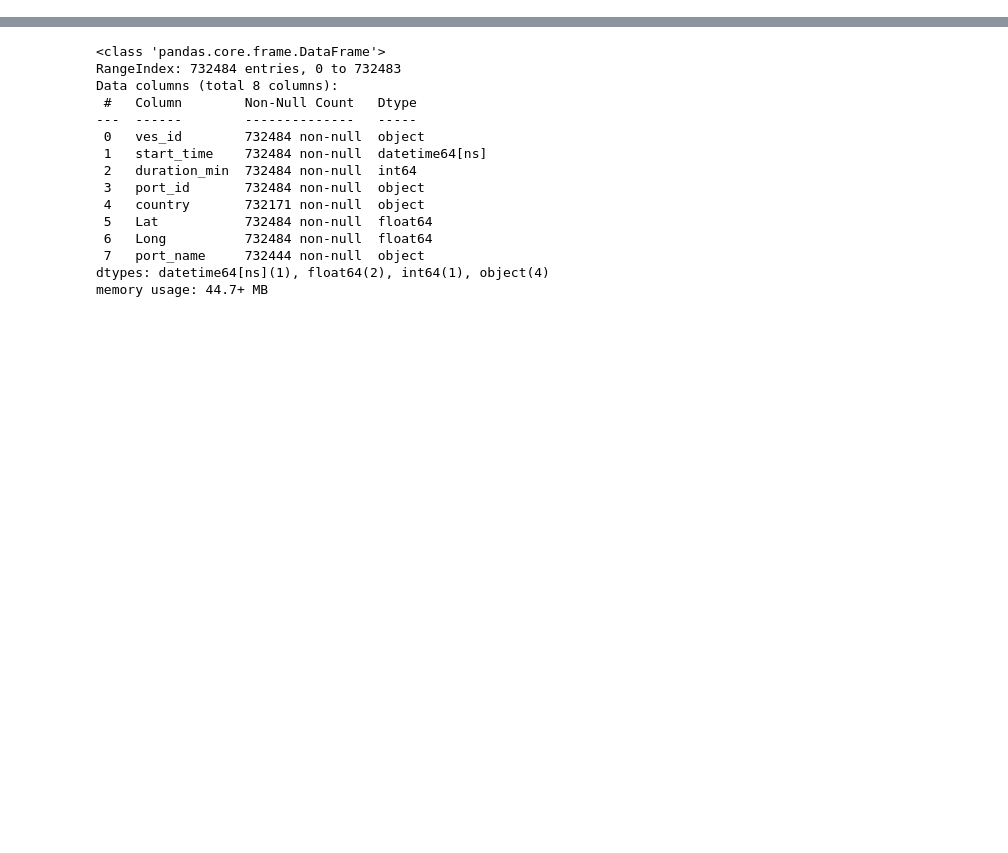
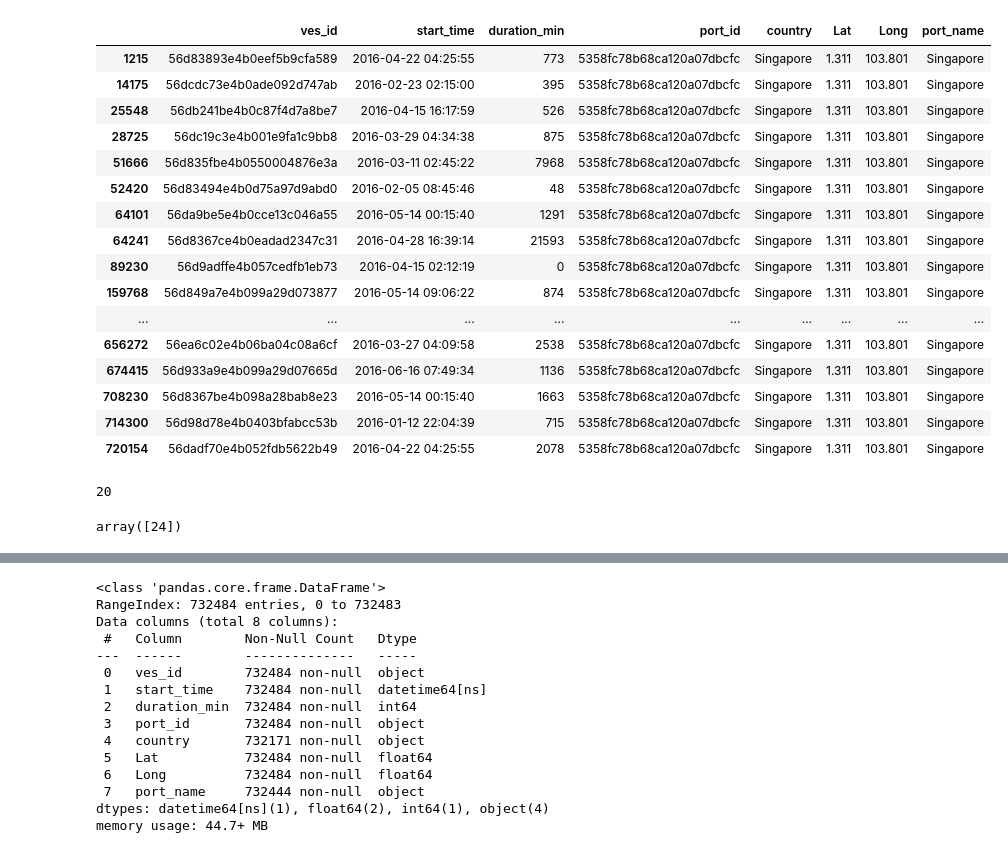
Before and after one commit to matanma/ML, a Jupyter notebook: WinWard/WinWard.ipynb, the cells around one changed output, grey strips where cells are left out. Drawn from its saved outputs; the diff is of its cells as text; code cells hidden in the pictures; blank space fills up the shorter version.

```diff
--- a/WinWard/WinWard.ipynb
+++ b/WinWard/WinWard.ipynb
@@ -45,3 +45,33 @@ from sklearn.metrics import roc_auc_score
 # %%
 train_set_df_orig = pd.read_csv("port_visits_train.csv", parse_dates = ['start_time'], date_parser = parse )
 train_vessels_labels_orig = pd.read_csv("vessels_labels_train.csv", index_col='vessel_id' )
+# %%
+dupes = train_set_df_orig[train_set_df_orig.duplicated(subset = ['start_time', 'port_id'], keep=False)]
+dupes[dupes['port_id'] == '5358fc78b68ca120a07dbcfc']
+# %% [output]
+|  | ves_id | start_time | duration_min | port_id | country | Lat | Long | port_name |
+| 1215 | 56d83893e4b0eef5b9cfa589 | 2016-04-22 04:25:55 | 773 | 5358fc78b68ca120a07dbcfc | Singapore | 1.311 | 103.801 | Singapore |
+| 14175 | 56dcdc73e4b0ade092d747ab | 2016-02-23 02:15:00 | 395 | 5358fc78b68ca120a07dbcfc | Singapore | 1.311 | 103.801 | Singapore |
+| 25548 | 56db241be4b0c87f4d7a8be7 | 2016-04-15 16:17:59 | 526 | 5358fc78b68ca120a07dbcfc | Singapore | 1.311 | 103.801 | Singapore |
+| 28725 | 56dc19c3e4b001e9fa1c9bb8 | 2016-03-29 04:34:38 | 875 | 5358fc78b68ca120a07dbcfc | Singapore | 1.311 | 103.801 | Singapore |
+| 51666 | 56d835fbe4b0550004876e3a | 2016-03-11 02:45:22 | 7968 | 5358fc78b68ca120a07dbcfc | Singapore | 1.311 | 103.801 | Singapore |
+| 52420 | 56d83494e4b0d75a97d9abd0 | 2016-02-05 08:45:46 | 48 | 5358fc78b68ca120a07dbcfc | Singapore | 1.311 | 103.801 | Singapore |
+| 64101 | 56da9be5e4b0cce13c046a55 | 2016-05-14 00:15:40 | 1291 | 5358fc78b68ca120a07dbcfc | Singapore | 1.311 | 103.801 | Singapore |
+| 64241 | 56d8367ce4b0eadad2347c31 | 2016-04-28 16:39:14 | 21593 | 5358fc78b68ca120a07dbcfc | Singapore | 1.311 | 103.801 | Singapore |
+| 89230 | 56d9adffe4b057cedfb1eb73 | 2016-04-15 02:12:19 | 0 | 5358fc78b68ca120a07dbcfc | Singapore | 1.311 | 103.801 | Singapore |
+| 159768 | 56d849a7e4b099a29d073877 | 2016-05-14 09:06:22 | 874 | 5358fc78b68ca120a07dbcfc | Singapore | 1.311 | 103.801 | Singapore |
+| ... | ... | ... | ... | ... | ... | ... | ... | ... |
+| 656272 | 56ea6c02e4b06ba04c08a6cf | 2016-03-27 04:09:58 | 2538 | 5358fc78b68ca120a07dbcfc | Singapore | 1.311 | 103.801 | Singapore |
+| 674415 | 56d933a9e4b099a29d07665d | 2016-06-16 07:49:34 | 1136 | 5358fc78b68ca120a07dbcfc | Singapore | 1.311 | 103.801 | Singapore |
+| 708230 | 56d8367be4b098a28bab8e23 | 2016-05-14 00:15:40 | 1663 | 5358fc78b68ca120a07dbcfc | Singapore | 1.311 | 103.801 | Singapore |
+| 714300 | 56d98d78e4b0403bfabcc53b | 2016-01-12 22:04:39 | 715 | 5358fc78b68ca120a07dbcfc | Singapore | 1.311 | 103.801 | Singapore |
+| 720154 | 56dadf70e4b052fdb5622b49 | 2016-04-22 04:25:55 | 2078 | 5358fc78b68ca120a07dbcfc | Singapore | 1.311 | 103.801 | Singapore |
+# %%
+len(Out[247])
+# %% [output]
+20
+# %%
+ves_id_lens = [len(vid) for vid in train_set_df_orig.ves_id]
+np.unique(ves_id_lens)
+# %% [output]
+array([24])
```
Also changed, not shown: parts of 60 cells of this notebook.
